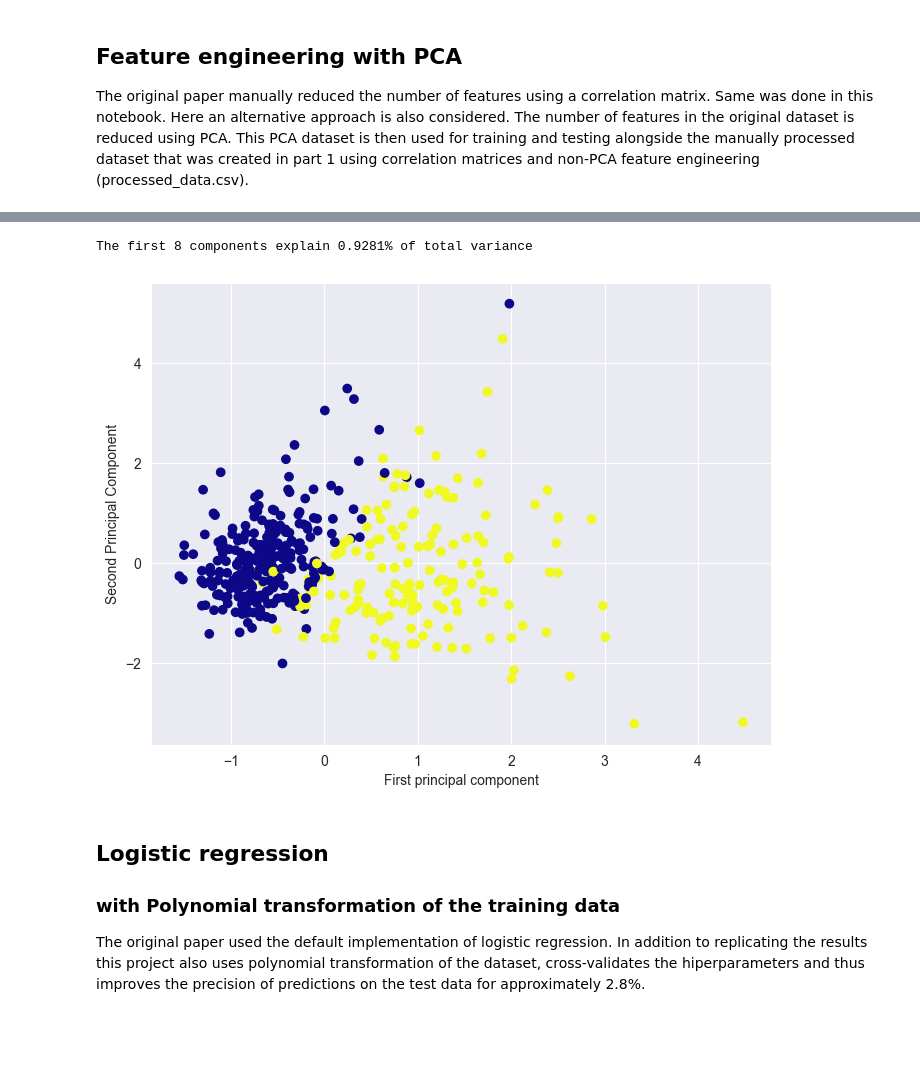
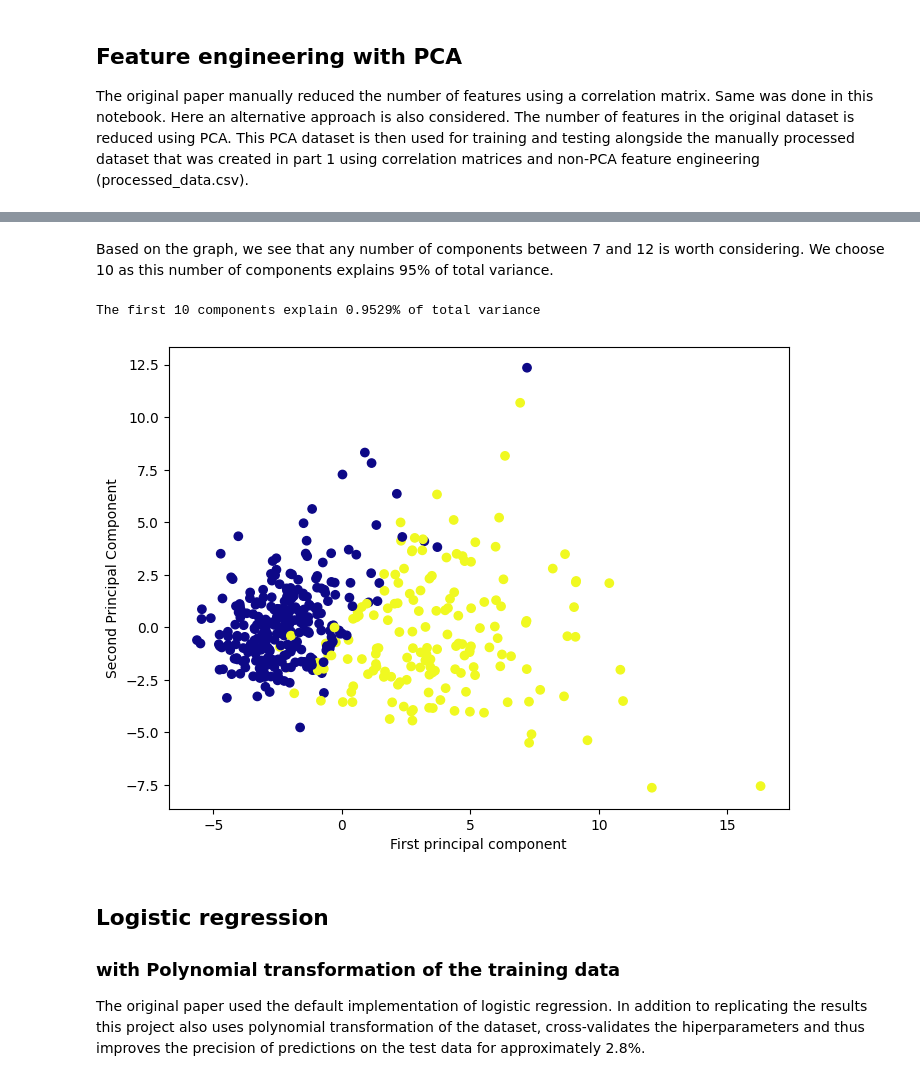
Before and after one commit to matijapavlovic8/breast-cancer-classification, a Jupyter notebook: breast-cancer-classification.ipynb, the cells around one changed output, grey strips where cells are left out. Saved outputs shown, nothing was run; the diff lists cells and outputs as text; code cells hidden in the pictures; blank space fills up the shorter version.

```diff
--- a/breast-cancer-classification.ipynb
+++ b/breast-cancer-classification.ipynb
@@ -757,25 +761,27 @@ plt.show()
+# %% [markdown]
+Based on the graph, we see that any number of components between 7 and 12 is worth considering. We choose 10 as this number of components explains 95% of total variance.
 # %%
-n=8
+n=10
 pca = PCA(n_components=n)
 scaler = StandardScaler()
 
+#X_train_pca = scaler.fit_transform(X_train_pca)
 X_train_pca = pca.fit_transform(X_train_pca)
+
+#X_test_pca = scaler.transform(X_test_pca)
 X_test_pca = pca.transform(X_test_pca)
-
-X_train_pca = scaler.fit_transform(X_train_pca)
-X_test_pca = scaler.transform(X_test_pca)
 
 cumulative_explained_variance = np.cumsum(pca.explained_variance_ratio_)
 print(f"The first {n} components explain {(cumulative_explained_variance[n-1]):.4f}% of total variance")
 
 plt.figure(figsize=(8,6))
 plt.scatter(X_train_pca[:,0],X_train_pca[:,1], c=np.where(y_train_pca == "M", 1, 0), cmap='plasma')
 plt.xlabel('First principal component')
 plt.ylabel('Second Principal Component')
 plt.show()
 # %% [output]
-The first 8 components explain 0.9281% of total variance
+The first 10 components explain 0.9529% of total variance
-[figure, old version]
+[figure, new version]
 # %% [markdown]
 ## Logistic regression
 ### with Polynomial transformation of the training data
```
Also changed, not shown: parts of 21 cells of this notebook.
